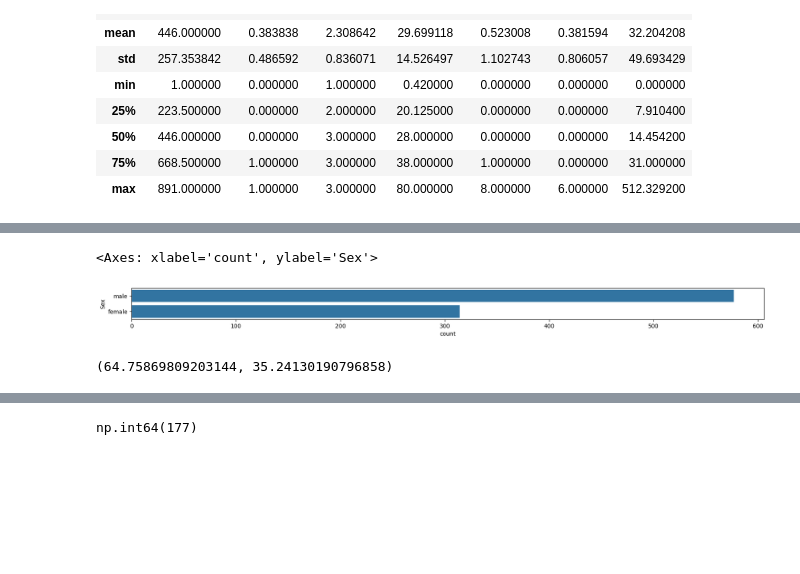
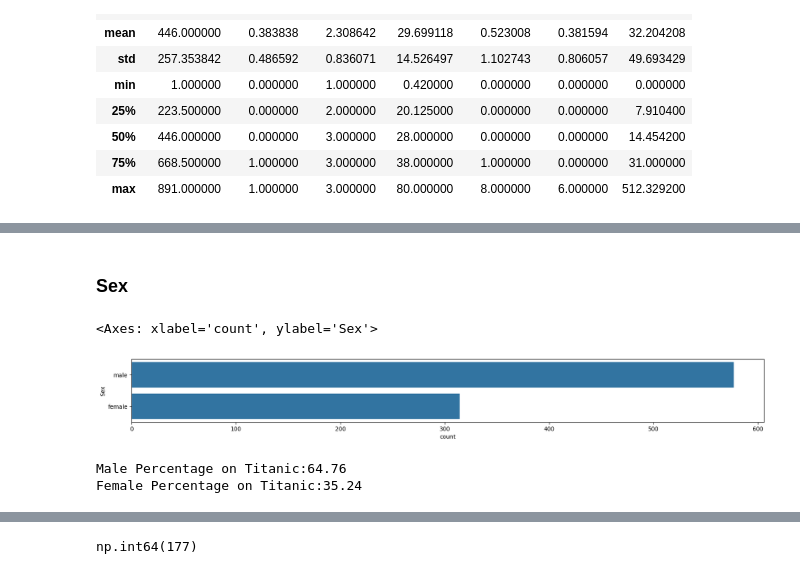
Before and after one commit to KaustubhKasture/Essential-Datasets, a Jupyter notebook: Titanic.ipynb, the cells around one changed output, grey strips where cells are left out. Drawn from its saved outputs; the diff is of its cells as text; code cells hidden in the pictures; blank space fills up the shorter version.

Commit message:
Titanic Update

```diff
--- a/Titanic.ipynb
+++ b/Titanic.ipynb
@@ -151,21 +139,25 @@ plt.hist(df['Pclass'])
 #Adding them to new df
 df_bin['Pclass'] = df['Pclass']
 df_con['Pclass'] = df['Pclass']
+# %% [markdown]
+### Sex
 # %%
 #Exploring Sex
-plt.figure(figsize=(20,1))
+plt.figure(figsize=(20,2))
 sns.countplot(y='Sex',data=df)
 # %% [output]
 <Axes: xlabel='count', ylabel='Sex'>
-[figure, old version]
+[figure, new version]
 # %%
 male = (df['Sex'] == 'male')
 male_percentage = (len(df.loc[male])/len(df['Sex']))*100
 female = (df['Sex'] == 'female')
 female_percentage = (len(df.loc[female])/len(df['Sex']))*100
-male_percentage,female_percentage
+print(f'Male Percentage on Titanic:{male_percentage:.2f}')
+print(f'Female Percentage on Titanic:{female_percentage:.2f}')
 # %% [output]
-(64.75869809203144, 35.24130190796858)
+Male Percentage on Titanic:64.76
+Female Percentage on Titanic:35.24
 # %%
 #Add sex to dataset
 df_bin['Sex'] = df['Sex']
```
Also changed, not shown: parts of 24 cells of this notebook.
